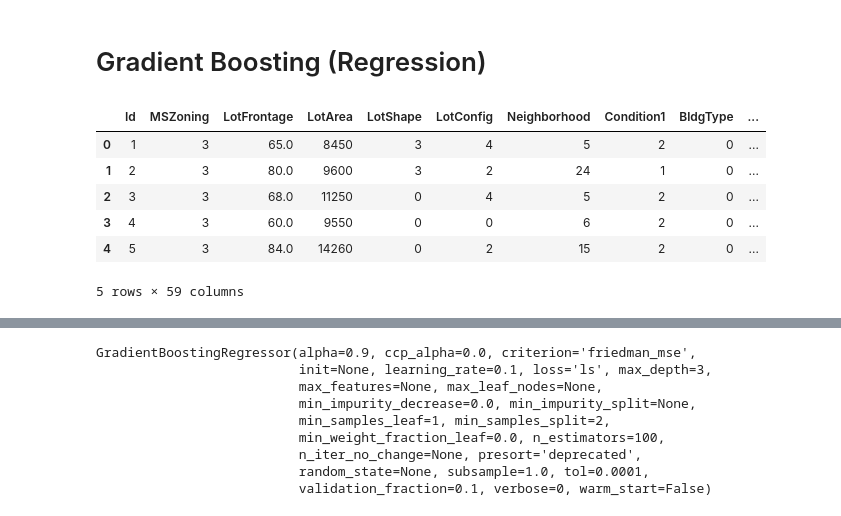
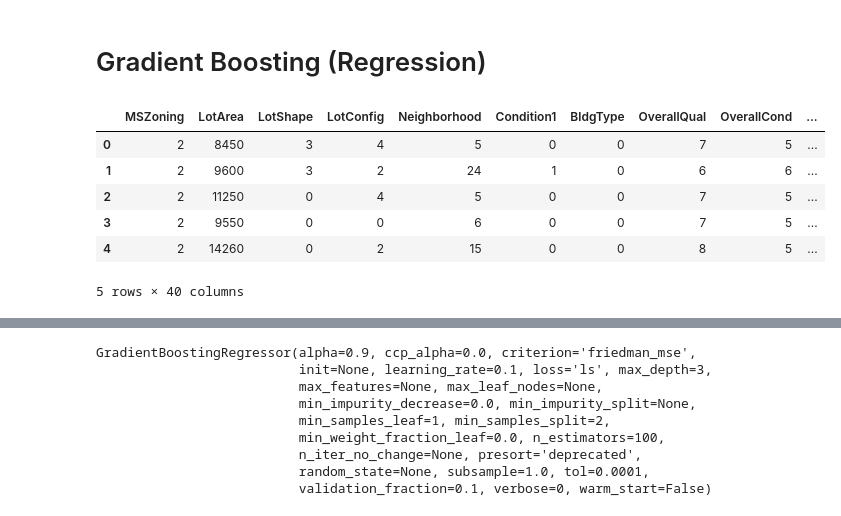
Before and after one commit to matthew-boccio/ml-housing, a Jupyter notebook: Gradient_Boosting.ipynb, the cells around one changed output, grey strips where cells are left out. Saved outputs shown, nothing was run; the diff lists cells and outputs as text; code cells hidden in the pictures.

```diff
--- a/decision_tree_modeling.ipynb
+++ b/Gradient_Boosting.ipynb
@@ -13,12 +14,13 @@ from sklearn.model_selection import train_test_split
 # %%
-data = pd.read_csv('encoded_selected_columns.csv')
+data = pd.read_csv('after_lasso.csv')
+data = data.drop(['Id', 'TotRmsAbvGrd'], axis = 1)
 data.head()
 # %% [output]
-|  | Id | MSZoning | LotFrontage | LotArea | LotShape | LotConfig | Neighborhood | Condition1 | BldgType | ... |
-| 0 | 1 | 3 | 65.0 | 8450 | 3 | 4 | 5 | 2 | 0 | ... |
-| 1 | 2 | 3 | 80.0 | 9600 | 3 | 2 | 24 | 1 | 0 | ... |
-| 2 | 3 | 3 | 68.0 | 11250 | 0 | 4 | 5 | 2 | 0 | ... |
-| 3 | 4 | 3 | 60.0 | 9550 | 0 | 0 | 6 | 2 | 0 | ... |
-| 4 | 5 | 3 | 84.0 | 14260 | 0 | 2 | 15 | 2 | 0 | ... |
+|  | MSZoning | LotArea | LotShape | LotConfig | Neighborhood | Condition1 | BldgType | OverallQual | OverallCond | ... |
+| 0 | 2 | 8450 | 3 | 4 | 5 | 0 | 0 | 7 | 5 | ... |
+| 1 | 2 | 9600 | 3 | 2 | 24 | 1 | 0 | 6 | 6 | ... |
+| 2 | 2 | 11250 | 0 | 4 | 5 | 0 | 0 | 7 | 5 | ... |
+| 3 | 2 | 9550 | 0 | 0 | 6 | 0 | 0 | 7 | 5 | ... |
+| 4 | 2 | 14260 | 0 | 2 | 15 | 0 | 0 | 8 | 5 | ... |
-5 rows × 59 columns
+5 rows × 40 columns
 # %%
```
Also changed, not shown: parts of 32 cells of this notebook.
